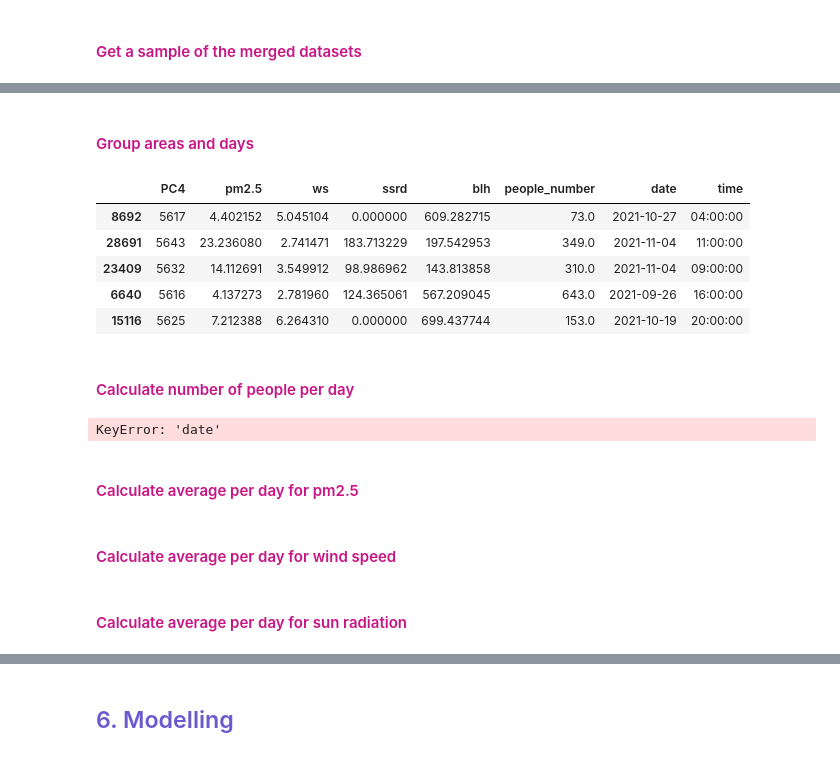
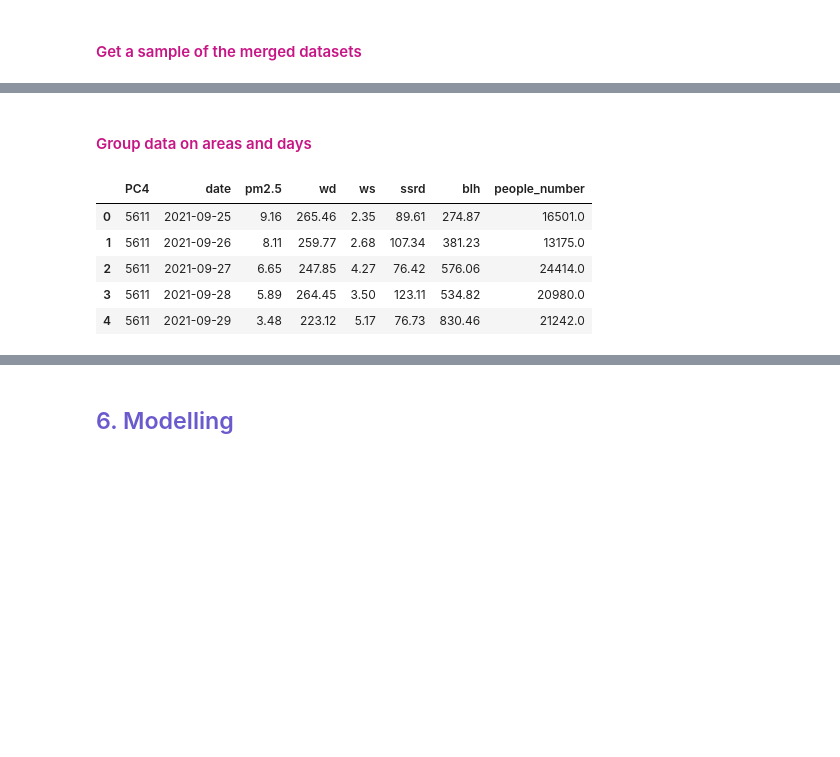
Before and after one commit to rawan-a-d/Air-Quality-Prediction, a Jupyter notebook: notebook.ipynb, the cells around one changed output, grey strips where cells are left out. Drawn from its saved outputs; the diff is of its cells as text; code cells hidden in the pictures; blank space fills up the shorter version.

Commit message:
Combined data on PC4 and date and added wd

```diff
--- a/notebook.ipynb
+++ b/notebook.ipynb
@@ -1564,7 +1564,7 @@ df_merged = pd.merge(df_zichtop[["PC4", "date", "m00_30", "m30_60"]],
 <h4><font color=mediumvioletred>Merge the previous result with meteo dataset</font></h4>
 # %%
 df_merged = pd.merge(df_merged[["PC4", "date", "m00_30", "m30_60", "pm2.5"]],
-                     df_meteo[["PC4","date", "ws", "ssrd", "blh"]],
+                     df_meteo[["PC4","date", "wd", "ws", "ssrd", "blh"]],
                      on=["PC4", "date"])
 # %% [markdown]
 <h4><font color=mediumvioletred>Get a sample of the merged datasets</font></h4>
@@ -1616,25 +1616,13 @@ df_merged.sample(5)
 # %% [markdown]
-<h4><font color=mediumvioletred>Group areas and days</font></h4>
+<h4><font color=mediumvioletred>Group data on areas and days</font></h4>
 # %%
-df_merged.groupby(['PC4', 'date'])
-df_merged.sample(5)
+df_grouped = df_merged.groupby(["PC4", "date"]).agg({"pm2.5": "mean", "wd": "mean", "ws": "mean", "ssrd": "mean", "blh": "mean", "people_number": "sum"}).reset_index()
+df_grouped = df_grouped.round(decimals=2)
+df_grouped.head(5)
 # %% [output]
-|  | PC4 | pm2.5 | ws | ssrd | blh | people_number | date | time |
-| 8692 | 5617 | 4.402152 | 5.045104 | 0.000000 | 609.282715 | 73.0 | 2021-10-27 | 04:00:00 |
-| 28691 | 5643 | 23.236080 | 2.741471 | 183.713229 | 197.542953 | 349.0 | 2021-11-04 | 11:00:00 |
-| 23409 | 5632 | 14.112691 | 3.549912 | 98.986962 | 143.813858 | 310.0 | 2021-11-04 | 09:00:00 |
-| 6640 | 5616 | 4.137273 | 2.781960 | 124.365061 | 567.209045 | 643.0 | 2021-09-26 | 16:00:00 |
-| 15116 | 5625 | 7.212388 | 6.264310 | 0.000000 | 699.437744 | 153.0 | 2021-10-19 | 20:00:00 |
+|  | PC4 | date | pm2.5 | wd | ws | ssrd | blh | people_number |
+| 0 | 5611 | 2021-09-25 | 9.16 | 265.46 | 2.35 | 89.61 | 274.87 | 16501.0 |
+| 1 | 5611 | 2021-09-26 | 8.11 | 259.77 | 2.68 | 107.34 | 381.23 | 13175.0 |
+| 2 | 5611 | 2021-09-27 | 6.65 | 247.85 | 4.27 | 76.42 | 576.06 | 24414.0 |
+| 3 | 5611 | 2021-09-28 | 5.89 | 264.45 | 3.50 | 123.11 | 534.82 | 20980.0 |
+| 4 | 5611 | 2021-09-29 | 3.48 | 223.12 | 5.17 | 76.73 | 830.46 | 21242.0 |
-# %% [markdown]
-<h4><font color=mediumvioletred>Calculate number of people per day </font></h4>
-# %%
-df_merged["people_number_day"] = df_merged["people_number"].groupby("date").count()
-df_merged.sample(5)
-# %% [output]
-KeyError: 'date'
-# %% [markdown]
-<h4><font color=mediumvioletred>Calculate average per day for pm2.5</font></h4>
-# %% [markdown]
-<h4><font color=mediumvioletred>Calculate average per day for wind speed</font></h4>
-# %% [markdown]
-<h4><font color=mediumvioletred>Calculate average per day for sun radiation</font></h4>
```
Also changed, not shown: parts of 4 cells of this notebook.
